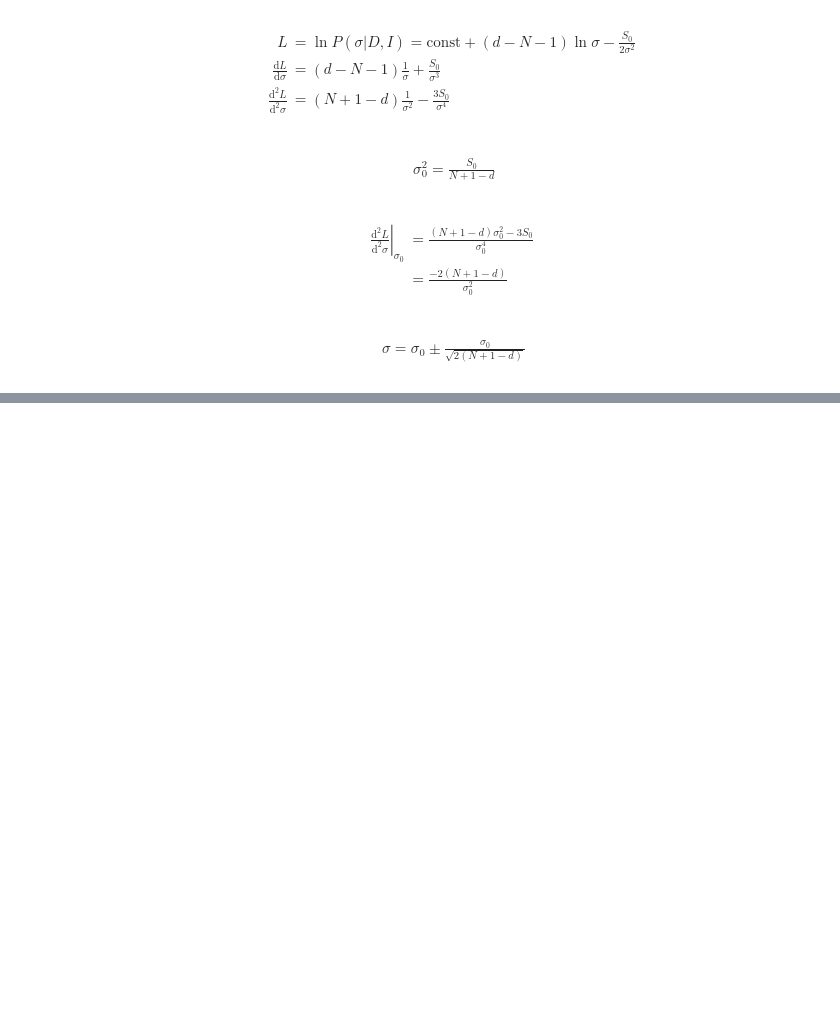
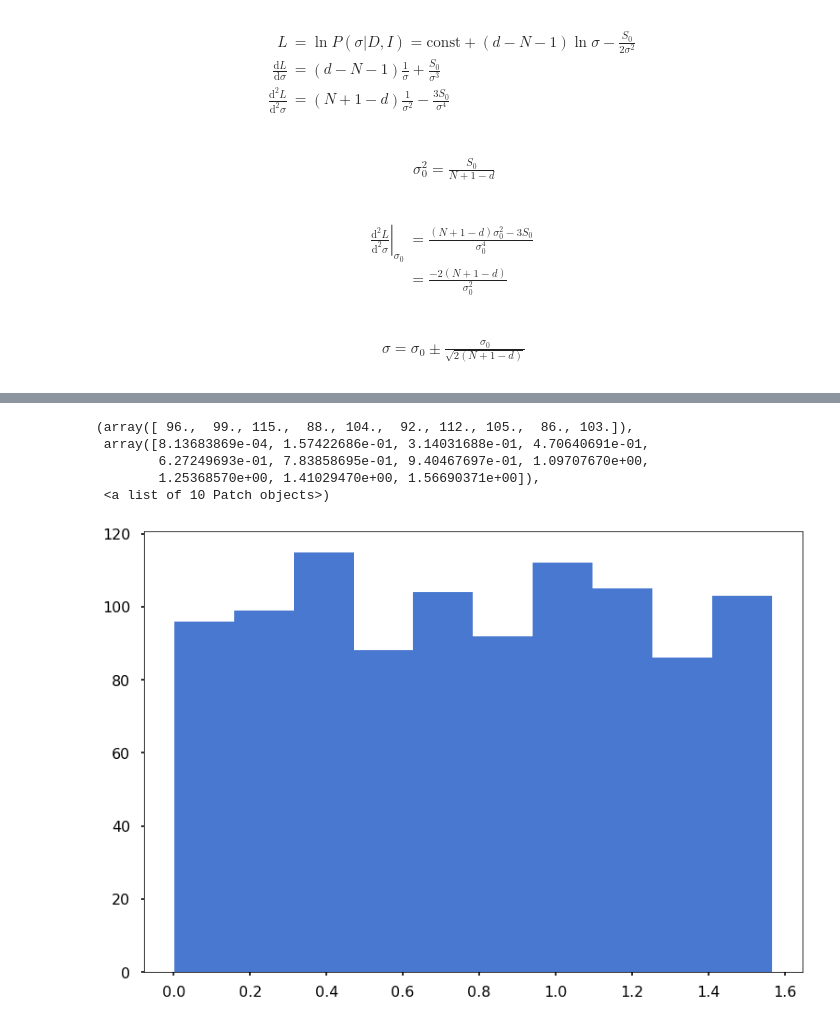
Before and after one commit to johnjmolina/MLKyoto, a Jupyter notebook: _notebooks/2020-05-13-Parameter-Estimation.ipynb, the cells around one changed output, grey strips where cells are left out. Saved outputs shown, nothing was run; the diff lists cells and outputs as text; code cells hidden in the pictures; blank space fills up the shorter version.

```diff
--- a/_notebooks/2020-05-13-Parameter-Estimation.ipynb
+++ b/_notebooks/2020-05-13-Parameter-Estimation.ipynb
@@ -188,0 +289,9 @@ $$\begin{align}
+# %%
+plt.hist(simu_prior['ϕ'])
+# %% [output]
+(array([ 96.,  99., 115.,  88., 104.,  92., 112., 105.,  86., 103.]),
+ array([8.13683869e-04, 1.57422686e-01, 3.14031688e-01, 4.70640691e-01,
+        6.27249693e-01, 7.83858695e-01, 9.40467697e-01, 1.09707670e+00,
+        1.25368570e+00, 1.41029470e+00, 1.56690371e+00]),
+ <a list of 10 Patch objects>)
+[figure, added]
```
Also changed, not shown: parts of 11 cells of this notebook.
